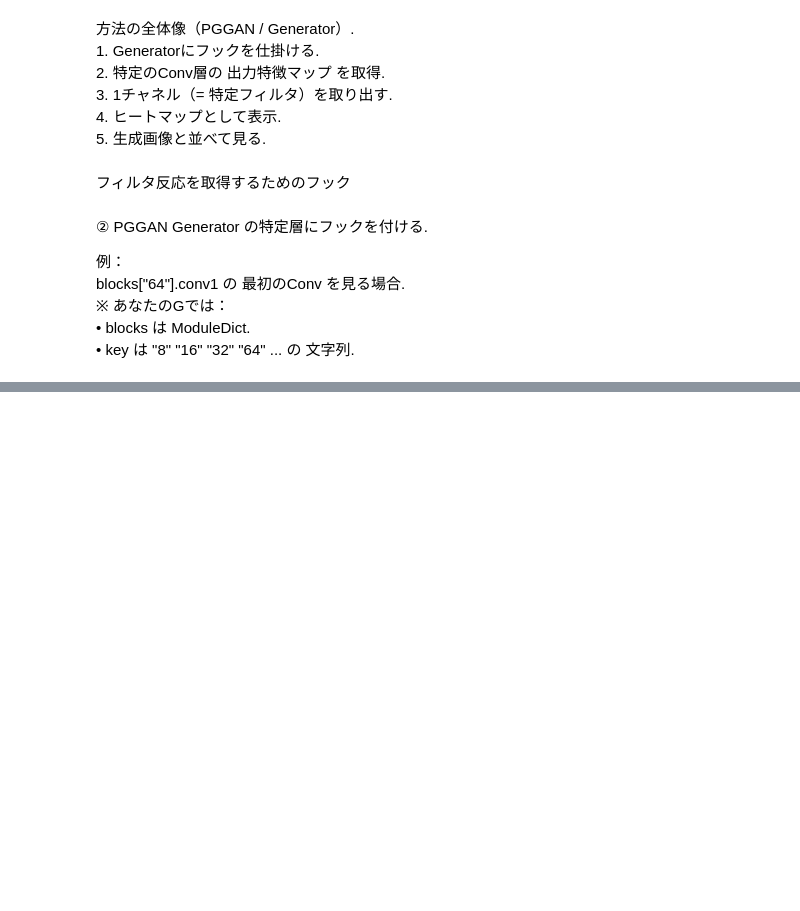
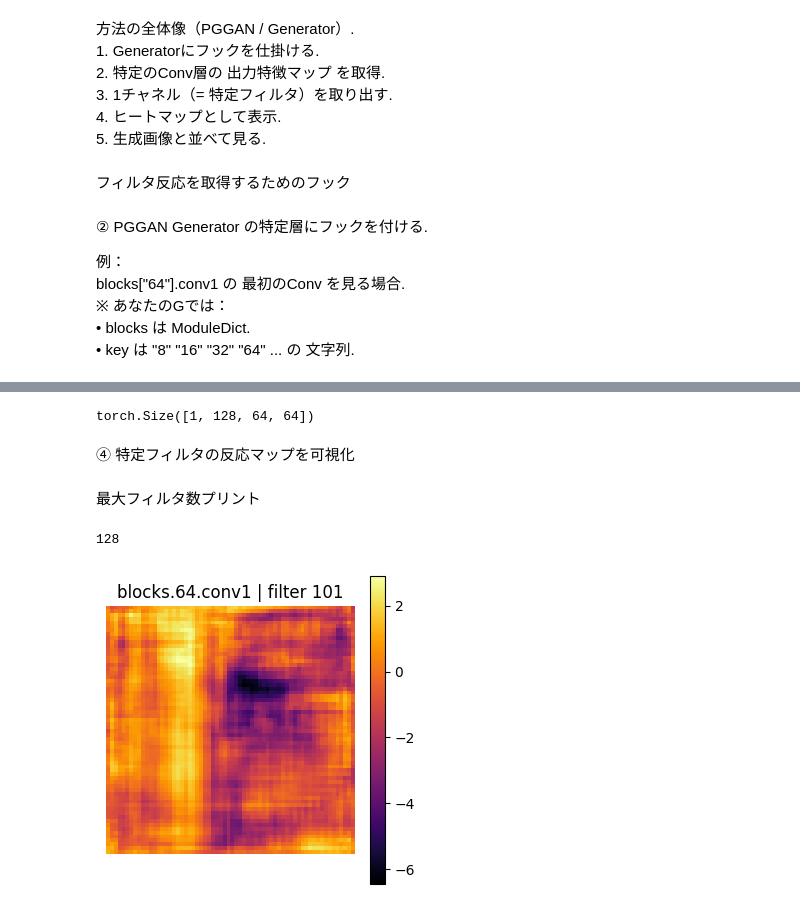
Before and after one commit to norifujimura/AlvaAR-ja, a Jupyter notebook: pg_gan_256px.ipynb, the cells around one changed output, grey strips where cells are left out. Drawn from its saved outputs; the diff is of its cells as text; code cells hidden in the pictures; blank space fills up the shorter version.

```diff
--- a/pg_gan_256px.ipynb
+++ b/pg_gan_256px.ipynb
@@ -1066,0 +1377,27 @@ NameError: name 'G' is not defined
+# %%
+feat = activations[layer_name]
+print(feat.shape)
+# %% [output]
+torch.Size([1, 128, 64, 64])
+# %% [markdown]
+④ 特定フィルタの反応マップを可視化
+# %% [markdown]
+最大フィルタ数プリント
+# %%
+print(layer.weight.size(0))
+# %% [output]
+128
+# %%
+import matplotlib.pyplot as plt
+
+filt_idx = 101  # 見たいフィルタ番号
+act = feat[0, filt_idx]  # [H, W]
+
+plt.figure(figsize=(4,4))
+plt.imshow(act, cmap="inferno")
+plt.colorbar()
+plt.title(f"{layer_name} | filter {filt_idx}")
+plt.axis("off")
+plt.show()
+# %% [output]
+[figure, added]
```
Also changed, not shown: parts of 42 cells of this notebook.
